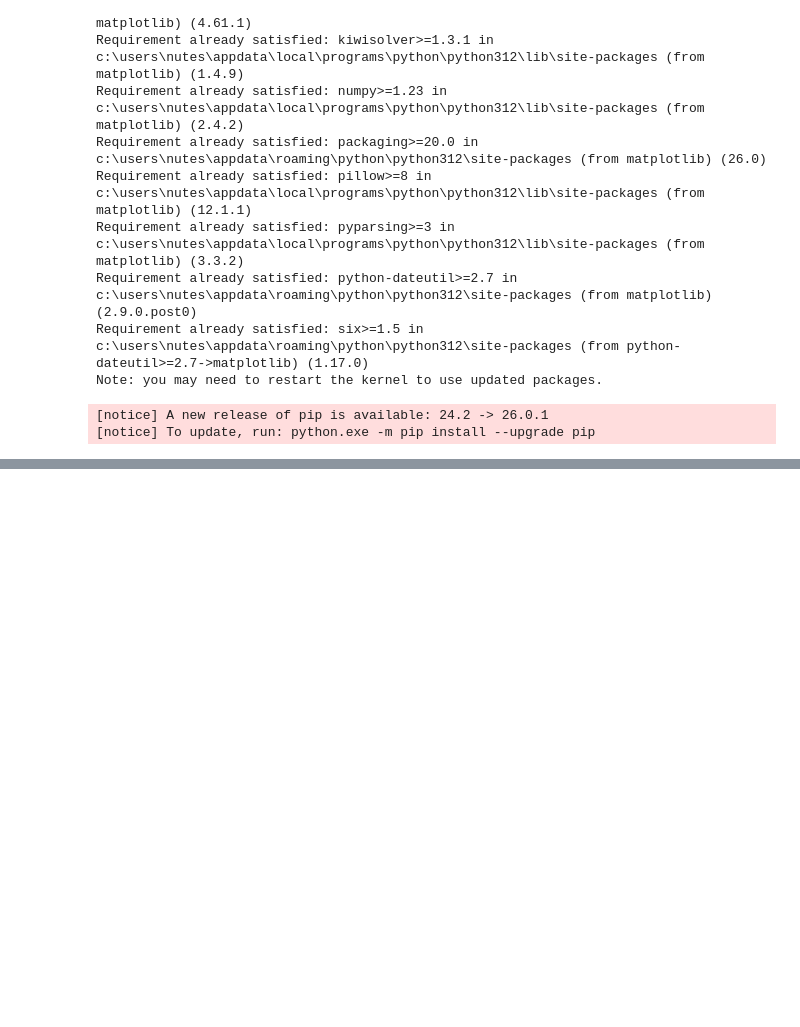
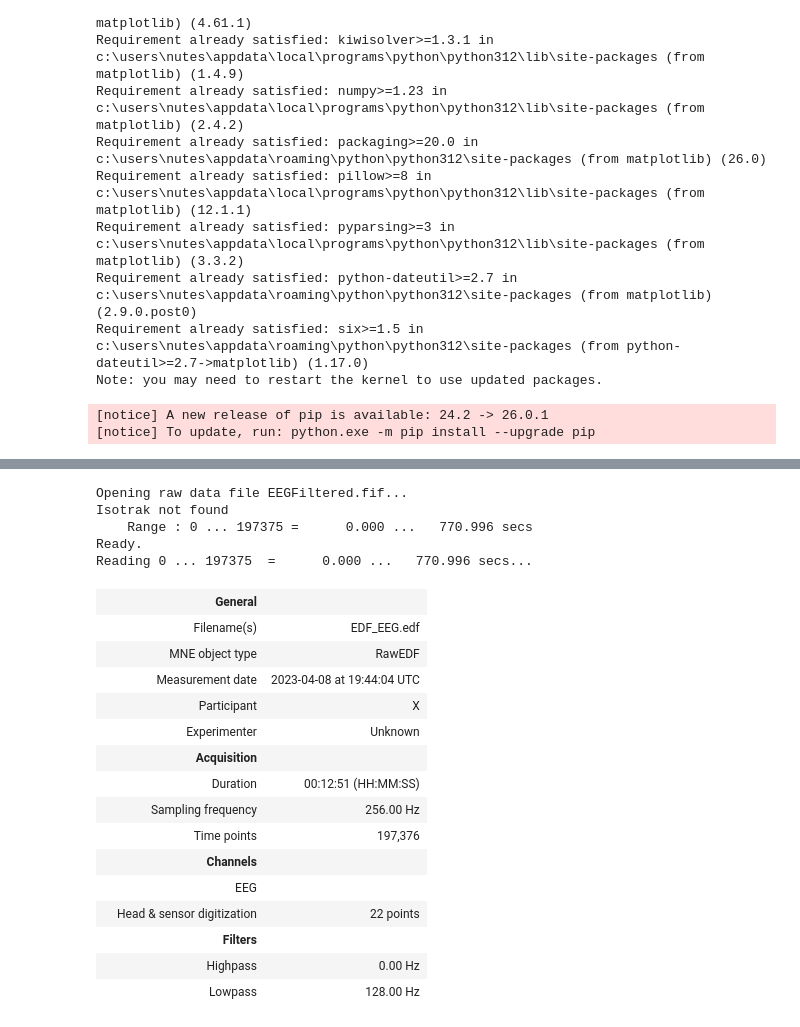
Before and after one commit to laisborba-rgb/eeg-nutes, a Jupyter notebook: EEG Python MNE/Exercicio1.ipynb, the cells around one changed output, grey strips where cells are left out. Cells and saved outputs as stored; diff of their text form; code cells hidden in the pictures; blank space fills up the shorter version.

```diff
--- a/EEG Python MNE/Exercicio1.ipynb
+++ b/EEG Python MNE/Exercicio1.ipynb
@@ -121,0 +142,8 @@ rawEEG.info
+# %%
+EEGFiltered = mne.io.read_raw_fif('EEGFiltered.fif', preload=True)
+# %% [output]
+Opening raw data file EEGFiltered.fif...
+Isotrak not found
+    Range : 0 ... 197375 =      0.000 ...   770.996 secs
+Ready.
+Reading 0 ... 197375  =      0.000 ...   770.996 secs...
@@ -121,0 +152,21 @@ rawEEG.info
+# %%
+montage = mne.channels.make_standard_montage('standard_1020')
+# %%
+rawEEG.set_montage(montage)
+# %% [output]
+|  | General |  |
+|  | Filename(s) | EDF_EEG.edf |
+|  | MNE object type | RawEDF |
+|  | Measurement date | 2023-04-08 at 19:44:04 UTC |
+|  | Participant | X |
+|  | Experimenter | Unknown |
+|  | Acquisition |  |
+|  | Duration | 00:12:51 (HH:MM:SS) |
+|  | Sampling frequency | 256.00 Hz |
+|  | Time points | 197,376 |
+|  | Channels |  |
+|  | EEG |  |
+|  | Head & sensor digitization | 22 points |
+|  | Filters |  |
+|  | Highpass | 0.00 Hz |
+|  | Lowpass | 128.00 Hz |
```
Also changed, not shown: parts of 18 cells of this notebook, 11 other files.
